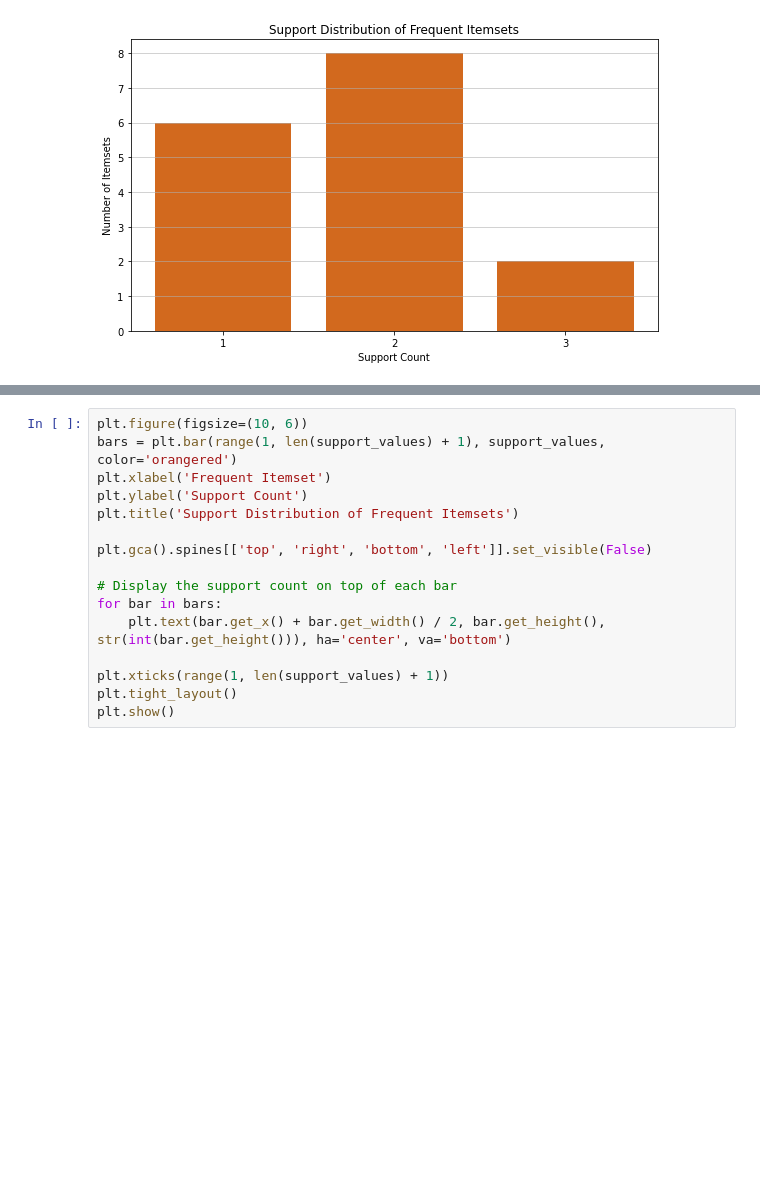
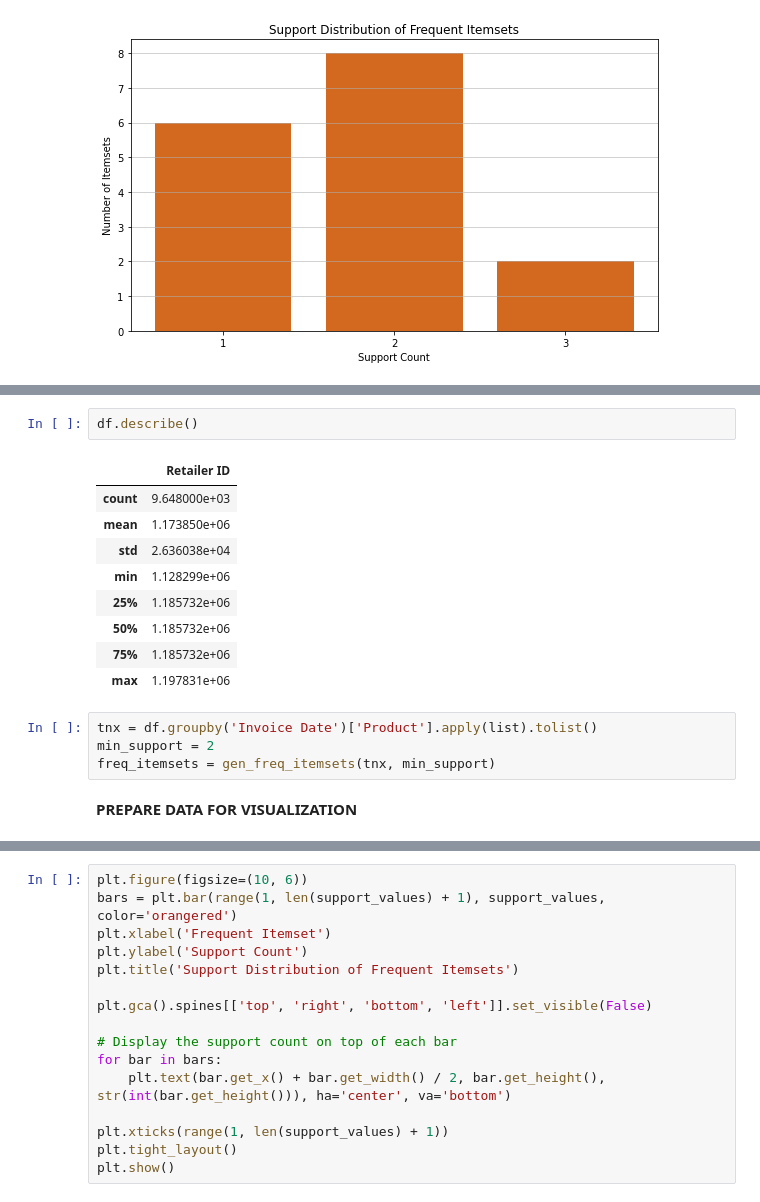
Before and after one commit to OluwoleDove/ML_class, a Jupyter notebook: apriori.ipynb, the cells around one changed output, grey strips where cells are left out. Saved outputs shown, nothing was run; the diff lists cells and outputs as text; blank space fills up the shorter version.

```diff
--- a/apriori.ipynb
+++ b/apriori.ipynb
@@ -157,0 +138,18 @@ plt.show()
+# %%
+df.describe()
+# %% [output]
+|  | Retailer ID |
+| count | 9.648000e+03 |
+| mean | 1.173850e+06 |
+| std | 2.636038e+04 |
+| min | 1.128299e+06 |
+| 25% | 1.185732e+06 |
+| 50% | 1.185732e+06 |
+| 75% | 1.185732e+06 |
+| max | 1.197831e+06 |
+# %%
+tnx = df.groupby('Invoice Date')['Product'].apply(list).tolist()
+min_support = 2
+freq_itemsets = gen_freq_itemsets(tnx, min_support)
+# %% [markdown]
+<b>PREPARE DATA FOR VISUALIZATION</b>
```
Also changed, not shown: parts of 7 cells of this notebook, 3 other files.
